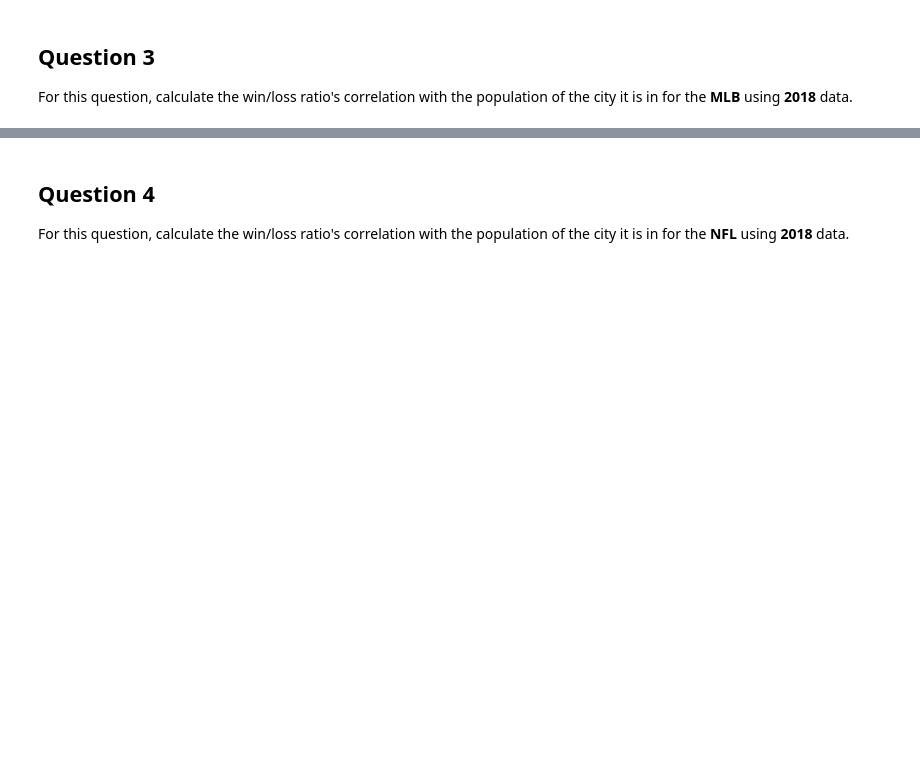
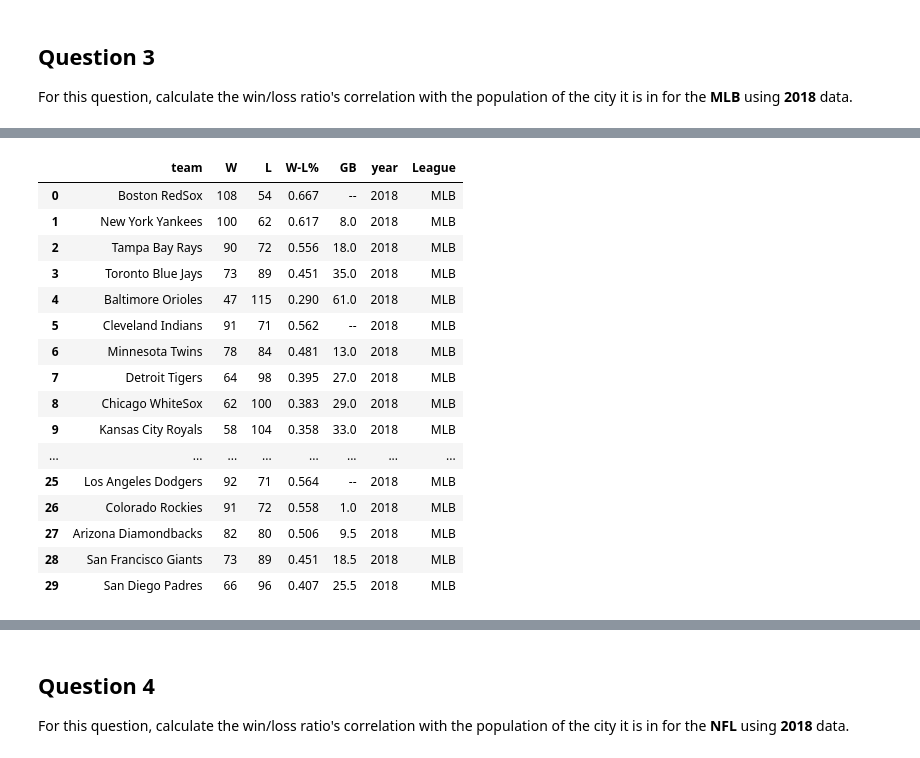
Before and after one commit to renzohillmann/Data-Science, a Jupyter notebook: week4/assignment4.ipynb, the cells around one changed output, grey strips where cells are left out. Cells and saved outputs as stored; diff of their text form; code cells hidden in the pictures; blank space fills up the shorter version.

```diff
--- a/week4/assignment4.ipynb
+++ b/week4/assignment4.ipynb
@@ -596,0 +547,27 @@ def mlb_correlation():
+# %%
+#2) NHL DATA. WORKING OUT THE DATA FOR THE NATIONAL HOCKEY TEAMS. YEAR 2018
+mlb_df=pd.read_csv("mlb.csv")
+mlb_df = mlb_df[mlb_df["year"] == 2018]
+#there are two teams in the mlb_df that ends in Sox. The White Sox and the Red Sox. We need to differentiate them
+mlb_df.replace(to_replace="Chicago White Sox", value = "Chicago WhiteSox", regex=True, inplace=True)
+#mlb_df.replace(to_replace="Boston Red Sox", value = "Boston RedSox", regex=True, inplace=True)
+
+mlb_df.head(mlb_df.shape[0])
+# %% [output]
+|  | team | W | L | W-L% | GB | year | League |
+| 0 | Boston RedSox | 108 | 54 | 0.667 | -- | 2018 | MLB |
+| 1 | New York Yankees | 100 | 62 | 0.617 | 8.0 | 2018 | MLB |
+| 2 | Tampa Bay Rays | 90 | 72 | 0.556 | 18.0 | 2018 | MLB |
+| 3 | Toronto Blue Jays | 73 | 89 | 0.451 | 35.0 | 2018 | MLB |
+| 4 | Baltimore Orioles | 47 | 115 | 0.290 | 61.0 | 2018 | MLB |
+| 5 | Cleveland Indians | 91 | 71 | 0.562 | -- | 2018 | MLB |
+| 6 | Minnesota Twins | 78 | 84 | 0.481 | 13.0 | 2018 | MLB |
+| 7 | Detroit Tigers | 64 | 98 | 0.395 | 27.0 | 2018 | MLB |
+| 8 | Chicago WhiteSox | 62 | 100 | 0.383 | 29.0 | 2018 | MLB |
+| 9 | Kansas City Royals | 58 | 104 | 0.358 | 33.0 | 2018 | MLB |
+| ... | ... | ... | ... | ... | ... | ... | ... |
+| 25 | Los Angeles Dodgers | 92 | 71 | 0.564 | -- | 2018 | MLB |
+| 26 | Colorado Rockies | 91 | 72 | 0.558 | 1.0 | 2018 | MLB |
+| 27 | Arizona Diamondbacks | 82 | 80 | 0.506 | 9.5 | 2018 | MLB |
+| 28 | San Francisco Giants | 73 | 89 | 0.451 | 18.5 | 2018 | MLB |
+| 29 | San Diego Padres | 66 | 96 | 0.407 | 25.5 | 2018 | MLB |
```
Also changed, not shown: parts of 25 cells of this notebook, 1 other file.
